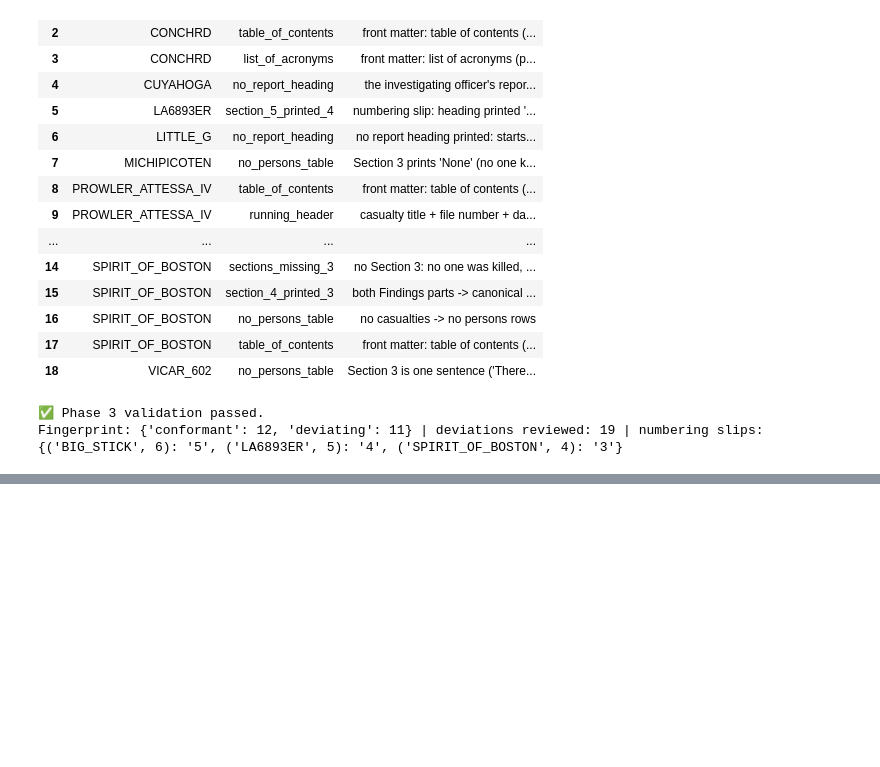
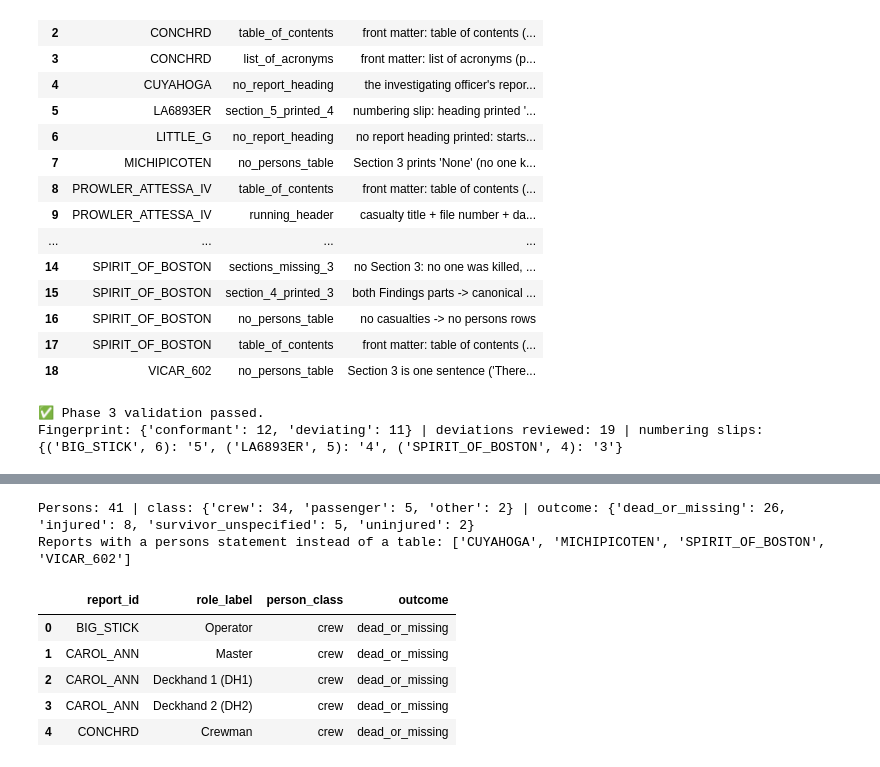
Before and after one commit to mahmoudsameh00/nilegate-ports-ai, a Jupyter notebook: Notebooks/USCG_ROI_chunking.ipynb, the cells around one changed output, grey strips where cells are left out. Saved outputs shown, nothing was run; the diff lists cells and outputs as text; code cells hidden in the pictures; blank space fills up the shorter version.

Commit message:
USCG WIP: Phase 4 (vessel/persons tables, figures, enclosures, TOC)

```diff
--- a/Notebooks/USCG_ROI_chunking.ipynb
+++ b/Notebooks/USCG_ROI_chunking.ipynb
@@ -1583,0 +2207,44 @@ Fingerprint: {'conformant': 12, 'deviating': 11} | deviations reviewed: 19 | num
+# %%
+# =========================================================
+# 4.4 Persons: role label, class and outcome (plan §4.6: roles, never names)
+# =========================================================
+# The printed "Relationship to Vessel" / "Position" is the person's role label; the Name column is never kept.
+# class: passenger / crew / other (an owner who did not operate the vessel, an industrial worker carried on board);
+# outcome from the printed status. "Survivor" (the memorandum's survivor table) does not say whether the person was
+# injured, so it gets its own outcome instead of a guessed "uninjured".
+PASSENGER_RE = re.compile(r"passenger", re.I)
+OTHER_ROLE_RE = re.compile(r"^(Owner|Worker\b.*Industrial)", re.I)          # "Owner" alone; "Owner/Operator" operates
+OUTCOME_RULES = [(r"deceased|dead|missing", "dead_or_missing"), (r"^injured", "injured"),
+                 (r"^uninjured", "uninjured"), (r"^survivor$", "survivor_unspecified")]
+
+
+def person_class(rel: str) -> str:
+    if PASSENGER_RE.search(rel):
+        return "passenger"
+    if OTHER_ROLE_RE.match(rel) and not re.search(r"operator", rel, re.I):
+        return "other"
+    return "crew"
+
+
+def person_outcome(status: str) -> str | None:
+    return next((o for p, o in OUTCOME_RULES if re.search(p, status.strip(), re.I)), None)
+
+
+persons_df["role_label"] = persons_df["relationship"].map(lambda t: " ".join(t.split()).split(" – ")[0])
+persons_df["person_class"] = persons_df["relationship"].map(person_class)
+persons_df["outcome"] = persons_df["status"].map(person_outcome)
+# SPIRIT_OF_BOSTON prints no persons section (its sections run 1, 2, 4… with the Findings in two parts, 3b)
+persons_statement.setdefault("SPIRIT_OF_BOSTON", ["no persons section printed"])
+print("Persons:", len(persons_df), "| class:", persons_df["person_class"].value_counts().to_dict(),
+      "| outcome:", persons_df["outcome"].value_counts(dropna=False).to_dict())
+print("Reports with a persons statement instead of a table:", sorted(persons_statement))
+display(persons_df[["report_id", "role_label", "person_class", "outcome"]].head(5))
+# %% [output]
+Persons: 41 | class: {'crew': 34, 'passenger': 5, 'other': 2} | outcome: {'dead_or_missing': 26, 'injured': 8, 'survivor_unspecified': 5, 'uninjured': 2}
+Reports with a persons statement instead of a table: ['CUYAHOGA', 'MICHIPICOTEN', 'SPIRIT_OF_BOSTON', 'VICAR_602']
+|  | report_id | role_label | person_class | outcome |
+| 0 | BIG_STICK | Operator | crew | dead_or_missing |
+| 1 | CAROL_ANN | Master | crew | dead_or_missing |
+| 2 | CAROL_ANN | Deckhand 1 (DH1) | crew | dead_or_missing |
+| 3 | CAROL_ANN | Deckhand 2 (DH2) | crew | dead_or_missing |
+| 4 | CONCHRD | Crewman | crew | dead_or_missing |
```
Also changed, not shown: parts of 11 cells of this notebook, 1 other file.
